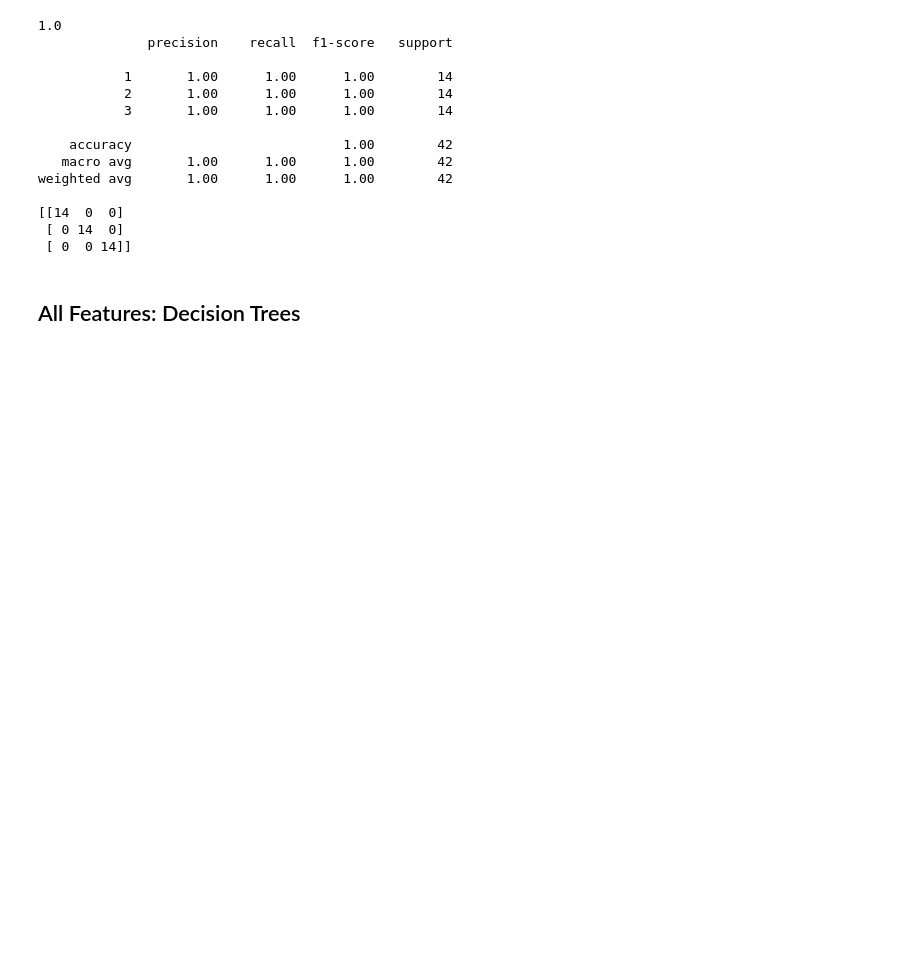
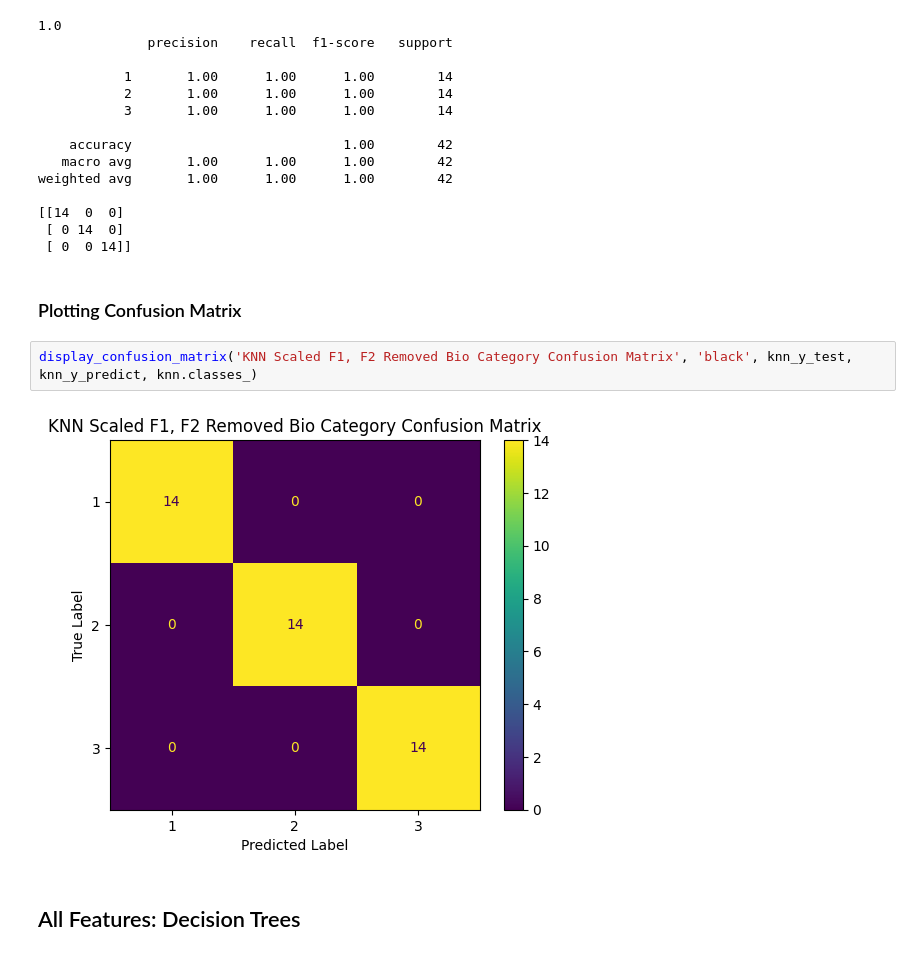
Before and after one commit to t-lnguyen/machine-learning-w-python, a Jupyter notebook: assignments/A3/src/7324.A3.KNNvDT.submit.ipynb, the cells around one changed output. Cells and saved outputs as stored; diff of their text form; blank space fills up the shorter version.

```diff
--- a/assignments/A3/src/7324.A3.KNNvDT.submit.ipynb
+++ b/assignments/A3/src/7324.A3.KNNvDT.submit.ipynb
@@ -197,6 +224,12 @@ weighted avg       1.00      1.00      1.00        42
 [[14  0  0]
  [ 0 14  0]
  [ 0  0 14]]
+# %% [markdown]
+### Plotting Confusion Matrix
+# %%
+display_confusion_matrix('KNN Scaled F1, F2 Removed Bio Category Confusion Matrix', 'black', knn_y_test, knn_y_predict, knn.classes_)
+# %% [output]
+[figure, added]
 # %% [markdown]
 ## All Features: Decision Trees
 # %% [markdown]
```
Also changed, not shown: parts of 18 cells of this notebook.
